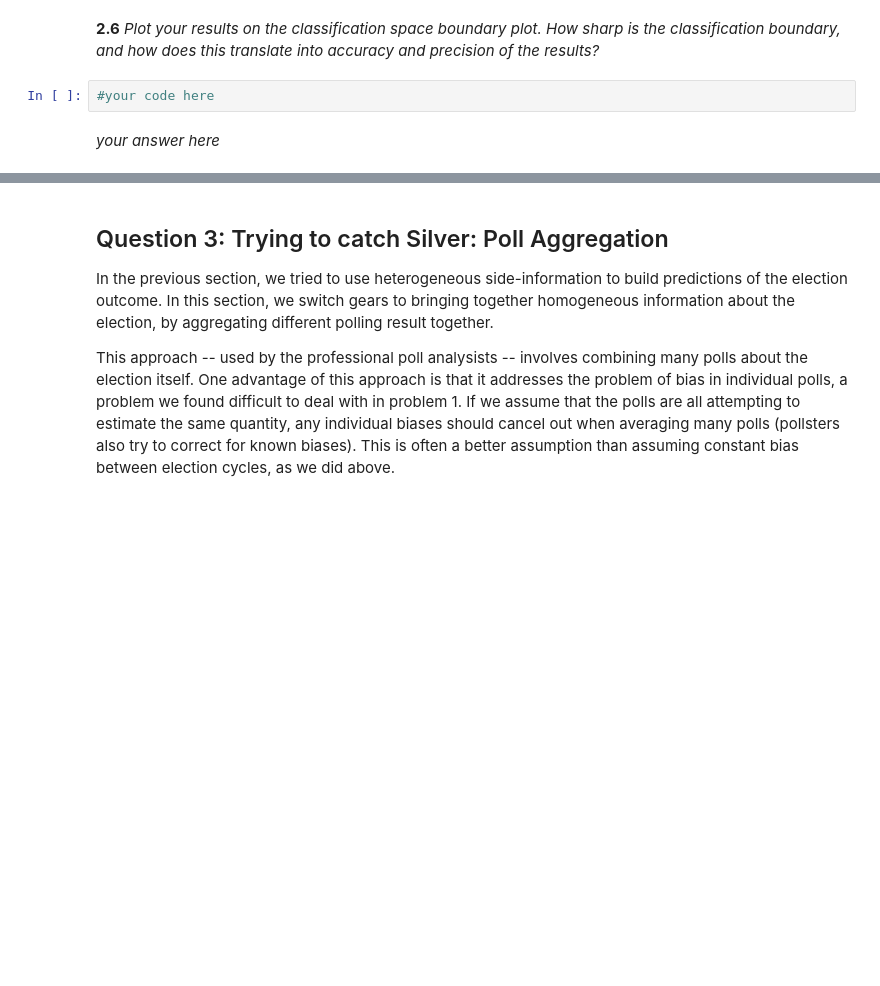
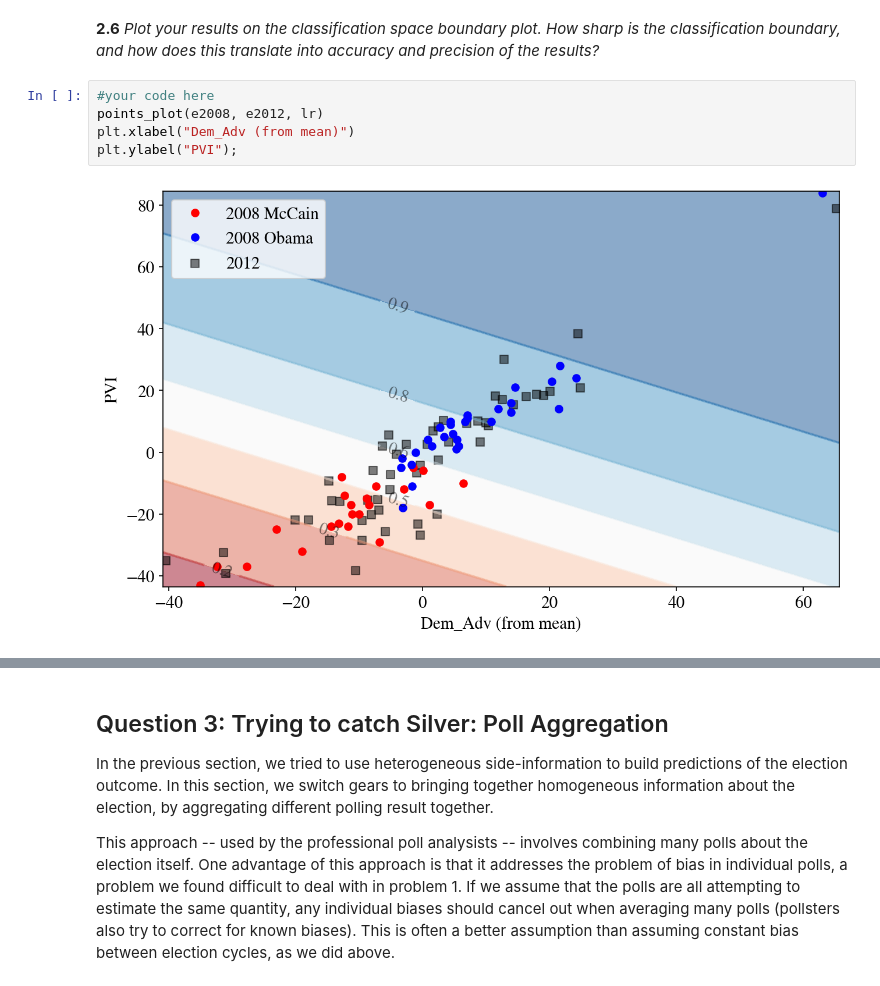
Before and after one commit to delafields/ml-notes, a Jupyter notebook: workshops&tutorials/CS109-DataScience/HW/HW2.ipynb, the cells around one changed output, grey strips where cells are left out. Cells and saved outputs as stored; diff of their text form; blank space fills up the shorter version.

```diff
--- a/workshops&tutorials/CS109-DataScience/HW/HW2.ipynb
+++ b/workshops&tutorials/CS109-DataScience/HW/HW2.ipynb
@@ -1060,7 +1078,10 @@ def points_plot(e2008, e2012, clf):
     return ax
 # %% [markdown]
 **2.6** *Plot your results on the classification space boundary plot. How sharp is the classification boundary, and how does this translate into accuracy and precision of the results?*
-# %%
-#your code here
-# %% [markdown]
-*your answer here*
+# %%
+#your code here
+points_plot(e2008, e2012, lr)
+plt.xlabel("Dem_Adv (from mean)")
+plt.ylabel("PVI");
+# %% [output]
+[figure, added]
```
Also changed, not shown: parts of 28 cells of this notebook, 2 other files.
